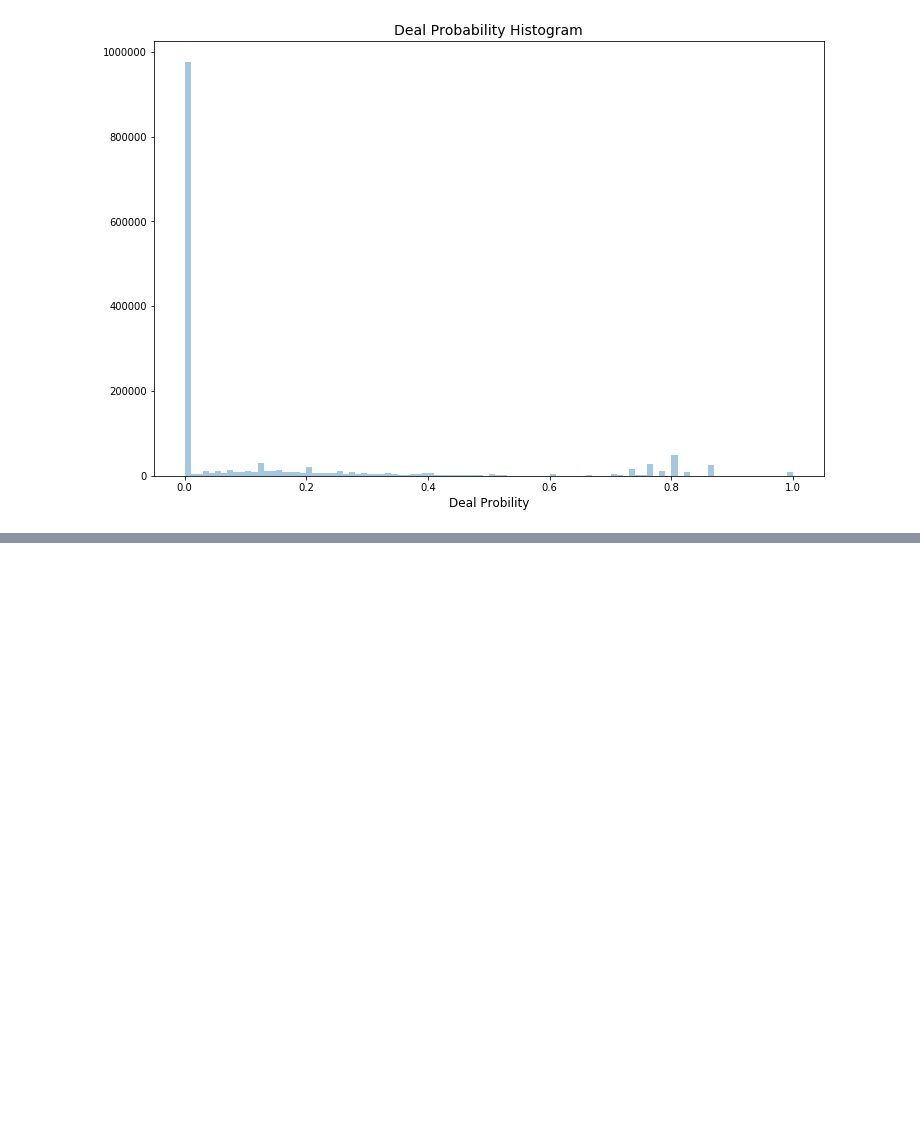
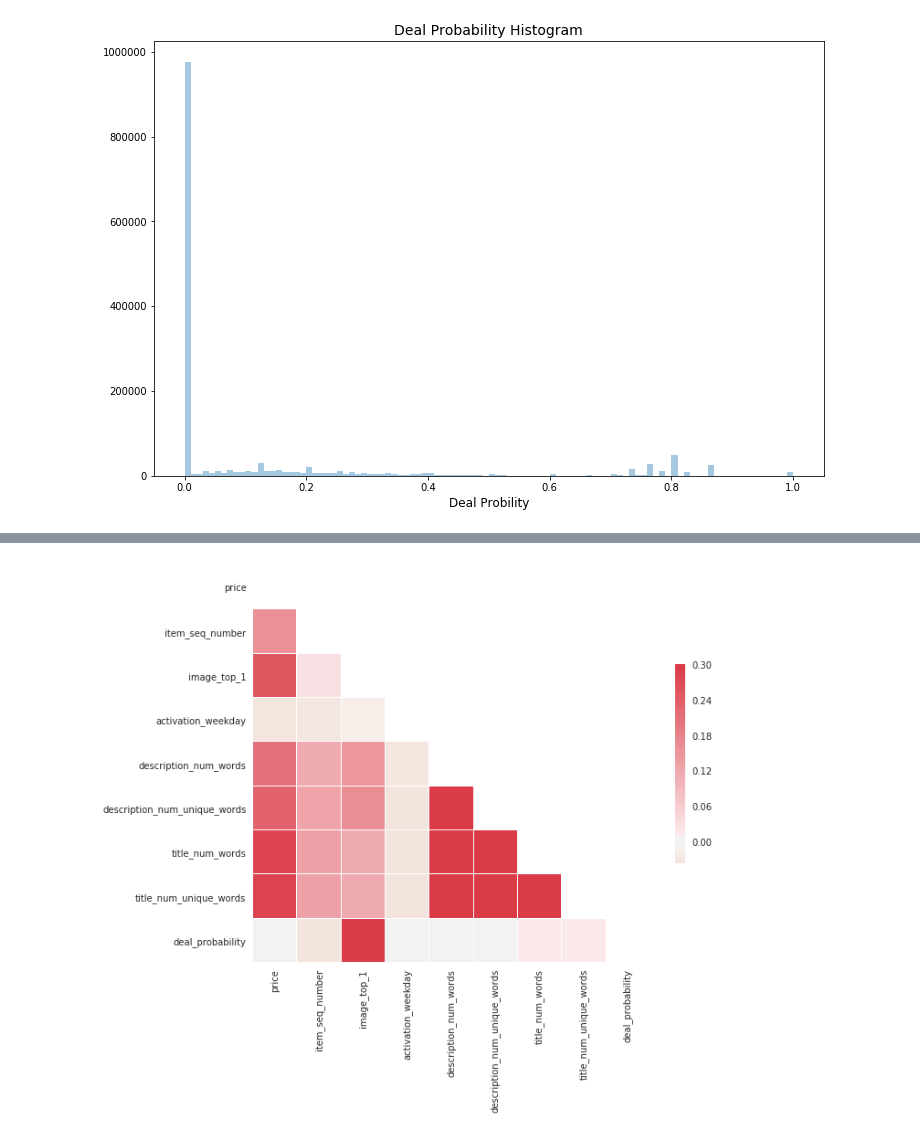
Before and after one commit to SimonGiebenhain/joprosigi, a Jupyter notebook: Presentation.ipynb, the cells around one changed output, grey strips where cells are left out. Drawn from its saved outputs; the diff is of its cells as text; code cells hidden in the pictures; blank space fills up the shorter version.

```diff
--- a/Presentation.ipynb
+++ b/Presentation.ipynb
@@ -156,12 +118,14 @@ elementwise comparison failed; returning scalar instead, but in the future will
 # %%
 #Correlation Matrix
-corr_cols = ['price', 'item_seq_number', 'image_top_1', 'activation_weekday', 'description_num_words', 'description_num_unique_words', 'text_feat_num_words', 'text_feat_num_unique_words', 'title_num_words', 'title_num_unique_words', 'deal_probability']
+corr_cols = ['price', 'item_seq_number', 'image_top_1', 'activation_weekday', 'description_num_words', 'description_num_unique_words', 'title_num_words', 'title_num_unique_words', 'deal_probability']
 corr = preprocessed_df[corr_cols].corr()
 mask = np.zeros_like(corr, dtype=np.bool)
 mask[np.triu_indices_from(mask)] = True
 sns.set(style="white")
 
 f, ax = plt.subplots(figsize=(10, 8))
 cmap = sns.diverging_palette(30, 10, as_cmap=True)
 sns.heatmap(corr, mask=mask, cmap=cmap, vmax=.3, center=0, square=True, linewidths=.1, cbar_kws={"shrink": .5});
+# %% [output]
+[figure, added]
 # %% [markdown]
```
Also changed, not shown: parts of 13 cells of this notebook.
